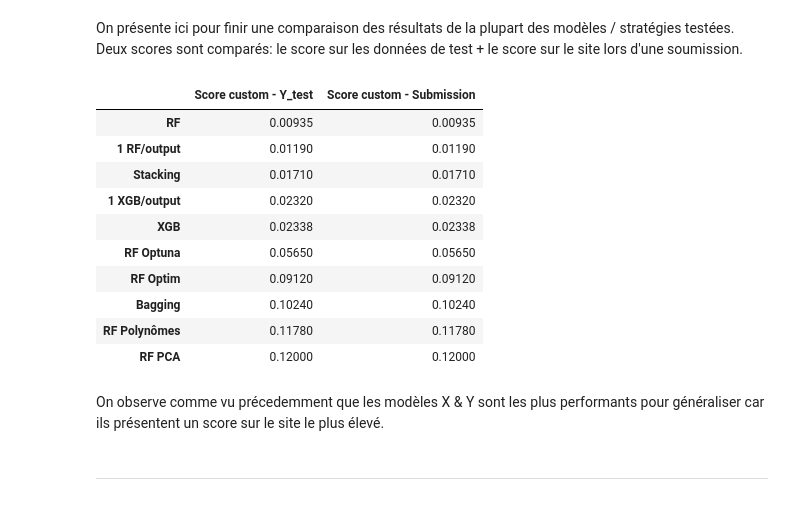
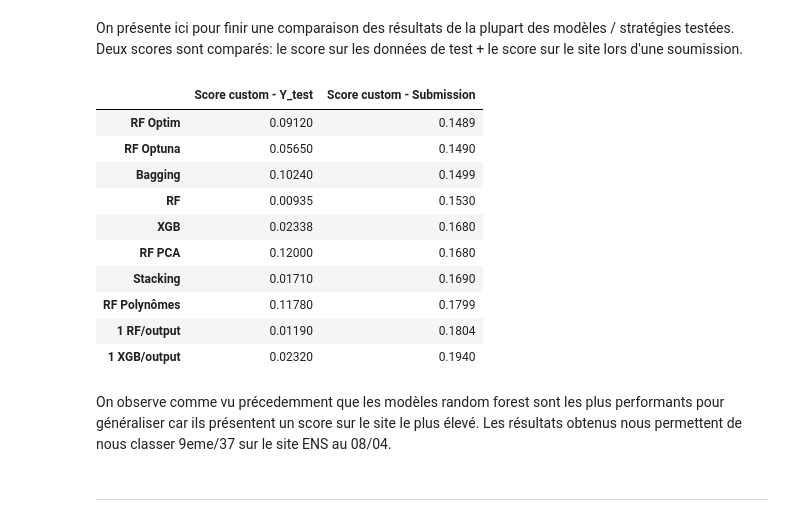
Before and after one commit to baptistedfr/Identification-Gaz-Toxiques-BERTIN, a Jupyter notebook: notebook_CHARBONNIER_DUFOUR.ipynb, the cells around one changed output. Saved outputs shown, nothing was run; the diff lists cells and outputs as text; code cells hidden in the pictures.

```diff
--- a/notebook_CHARBONNIER_DUFOUR.ipynb
+++ b/notebook_CHARBONNIER_DUFOUR.ipynb
@@ -996,25 +958,25 @@ On présente ici pour finir une comparaison des résultats de la plupart des mod
 Deux scores sont comparés: le score sur les données de test + le score sur le site lors d'une soumission.
 # %%
 res_finaux = {"Score custom - Y_test": [0.00935, 0.0912, 0.02338, 0.0565, 0.1024, 0.12, 0.1178, 0.0171, 0.0119, 0.0232],
-              "Score custom - Submission": [0.00935, 0.0912, 0.02338, 0.0565, 0.1024, 0.12, 0.1178, 0.0171, 0.0119, 0.0232]} #A Modifier depuis le site
+              "Score custom - Submission": [0.153, 0.1489, 0.168, 0.149, 0.1499, 0.168, 0.1799, 0.169, 0.1804, 0.194]} #A Modifier depuis le site
 index = ["RF", "RF Optim", "XGB", "RF Optuna", "Bagging", "RF PCA", "RF Polynômes", "Stacking", "1 RF/output", "1 XGB/output"]
 
 df_res = pd.DataFrame(res_finaux, index=index).sort_values(by="Score custom - Submission")
 df_res.head(15)
 # %% [output]
 |  | Score custom - Y_test | Score custom - Submission |
-| RF | 0.00935 | 0.00935 |
-| 1 RF/output | 0.01190 | 0.01190 |
-| Stacking | 0.01710 | 0.01710 |
-| 1 XGB/output | 0.02320 | 0.02320 |
-| XGB | 0.02338 | 0.02338 |
-| RF Optuna | 0.05650 | 0.05650 |
-| RF Optim | 0.09120 | 0.09120 |
-| Bagging | 0.10240 | 0.10240 |
-| RF Polynômes | 0.11780 | 0.11780 |
-| RF PCA | 0.12000 | 0.12000 |
+| RF Optim | 0.09120 | 0.1489 |
+| RF Optuna | 0.05650 | 0.1490 |
+| Bagging | 0.10240 | 0.1499 |
+| RF | 0.00935 | 0.1530 |
+| XGB | 0.02338 | 0.1680 |
+| RF PCA | 0.12000 | 0.1680 |
+| Stacking | 0.01710 | 0.1690 |
+| RF Polynômes | 0.11780 | 0.1799 |
+| 1 RF/output | 0.01190 | 0.1804 |
+| 1 XGB/output | 0.02320 | 0.1940 |
 # %% [markdown]
-On observe comme vu précedemment que les modèles X & Y sont les plus performants pour généraliser car ils présentent un score sur le site le plus élevé.
+On observe comme vu précedemment que les modèles random forest sont les plus performants pour généraliser car ils présentent un score sur le site le plus élevé. Les résultats obtenus nous permettent de nous classer 9eme/37 sur le site ENS au 08/04.
 # %% [markdown]
 -----
 # %% [markdown]
```
Also changed, not shown: parts of 2 cells of this notebook.
